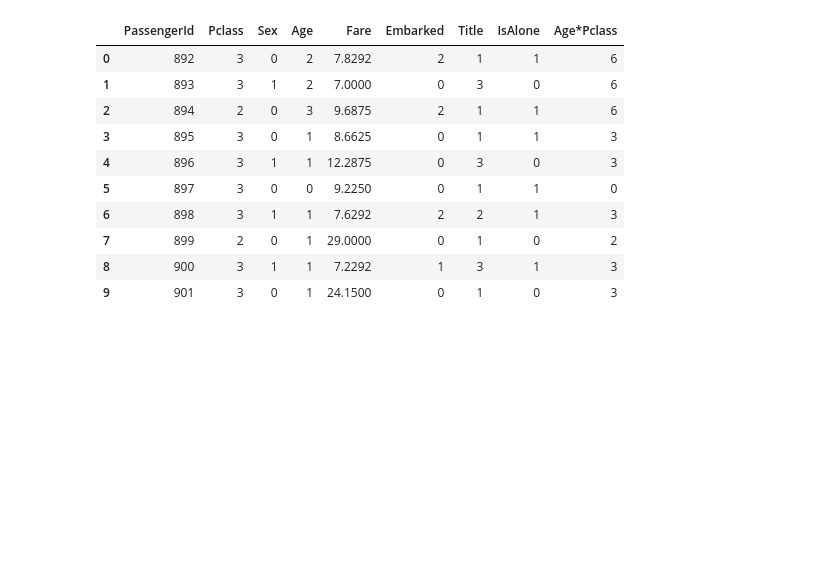
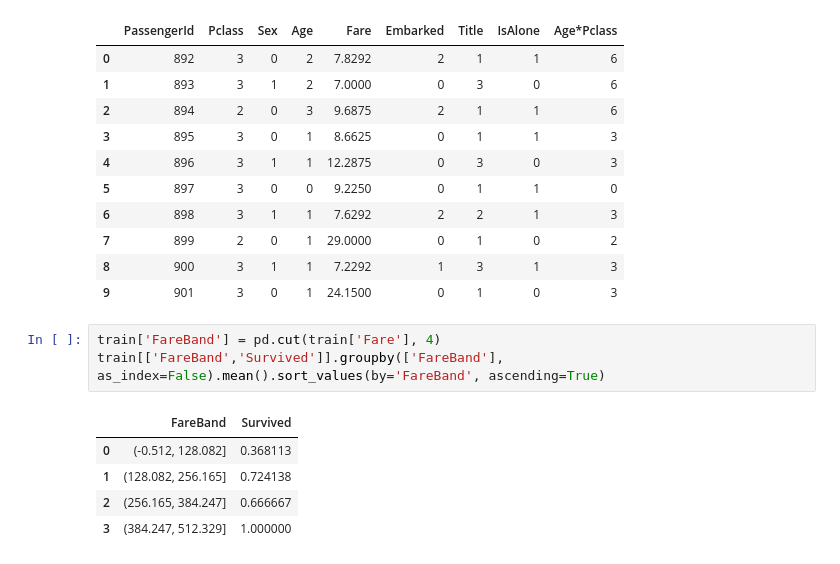
Before and after one commit to Z-JUNYE/kaggle, a Jupyter notebook: Titanic/Titanic1.ipynb, the cells around one changed output. Saved outputs shown, nothing was run; the diff lists cells and outputs as text; blank space fills up the shorter version.

```diff
--- a/Titanic/Titanic1.ipynb
+++ b/Titanic/Titanic1.ipynb
@@ -510,3 +510,12 @@ test.head(10)
 | 7 | 899 | 2 | 0 | 1 | 29.0000 | 0 | 1 | 0 | 2 |
 | 8 | 900 | 3 | 1 | 1 | 7.2292 | 1 | 3 | 1 | 3 |
 | 9 | 901 | 3 | 0 | 1 | 24.1500 | 0 | 1 | 0 | 3 |
+# %%
+train['FareBand'] = pd.cut(train['Fare'], 4)
+train[['FareBand','Survived']].groupby(['FareBand'], as_index=False).mean().sort_values(by='FareBand', ascending=True)
+# %% [output]
+|  | FareBand | Survived |
+| 0 | (-0.512, 128.082] | 0.368113 |
+| 1 | (128.082, 256.165] | 0.724138 |
+| 2 | (256.165, 384.247] | 0.666667 |
+| 3 | (384.247, 512.329] | 1.000000 |
```
